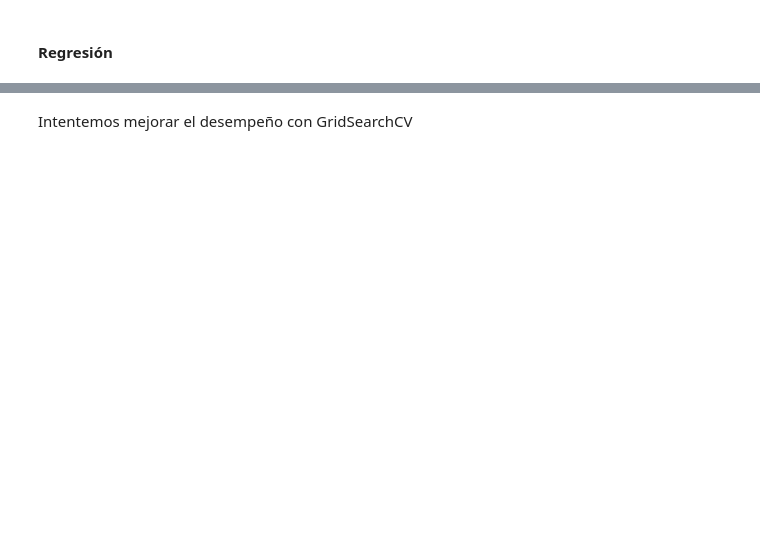
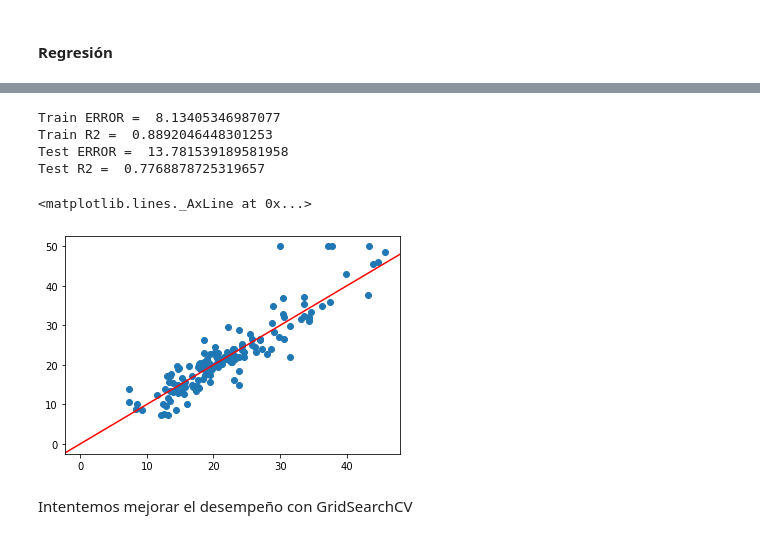
Before and after one commit to rafazamb/DS_PT_ENE21, a Jupyter notebook: 2-Machine_Learning/2.3_Redes_Neuronales/1 - Redes Neuronales.ipynb, the cells around one changed output, grey strips where cells are left out. Drawn from its saved outputs; the diff is of its cells as text; code cells hidden in the pictures; blank space fills up the shorter version.

```diff
--- a/2-Machine_Learning/2.3_Redes_Neuronales/1 - Redes Neuronales.ipynb
+++ b/2-Machine_Learning/2.3_Redes_Neuronales/1 - Redes Neuronales.ipynb
@@ -117,0 +261,14 @@ X_train.shape,y_train.shape
+# %%
+# Escalar X e y
+x_scaled = StandardScaler()
+y_scaled = StandardScaler()
+
+x = x_scaled.fit_transform(X_train)
+y = y_scaled.fit_transform(y_train)
+# %%
+mlp2 = MLPRegressor(max_iter=500,
+                    hidden_layer_sizes=(10,),
+                    activation='tanh'
+                   )
+
+mlp2.fit(x,y.ravel())
@@ -117,0 +307,4 @@ X_train.shape,y_train.shape
+# %%
+pred_test = mlp2.predict(x_scaled.transform(X_test))
+pred_test2 = y_scaled.inverse_transform(pred_test)
+pred_test2
@@ -118,2 +329,26 @@ X_train.shape,y_train.shape
+# %%
+# Medimos desempeño
+from sklearn.metrics import mean_squared_error, r2_score
+mse_1 = mean_squared_error(pred_train2,y_train)
+r2_1 = r2_score(pred_train2,y_train)
+print ("Train ERROR = ", mse_1)
+print ("Train R2 = ", r2_1)
+
+mse_2 = mean_squared_error(pred_test2,y_test)
+r2_2 = r2_score(pred_test2,y_test)
+print ("Test ERROR = ", mse_2)
+print ("Test R2 = ", r2_2)
+# %% [output]
+Train ERROR =  8.13405346987077
+Train R2 =  0.8892046448301253
+Test ERROR =  13.781539189581958
+Test R2 =  0.7768878725319657
+# %%
+fig, ax = plt.subplots()
+plt.plot(pred_test2,y_test,'o')
+plt.axline([0,0],[1,1],color='red')
+# %% [output]
+<matplotlib.lines._AxLine at 0x...>
+[figure, added]
 # %% [markdown]
 Intentemos mejorar el desempeño con GridSearchCV
```
Also changed, not shown: parts of 17 cells of this notebook.
